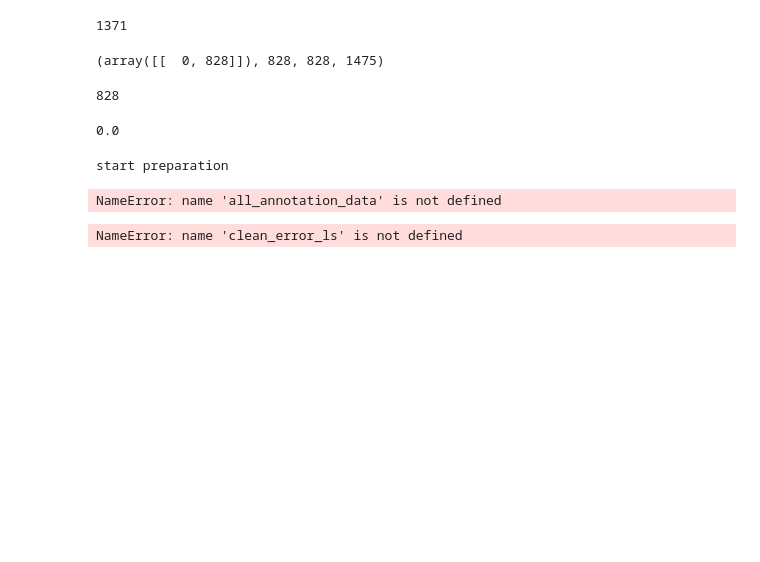
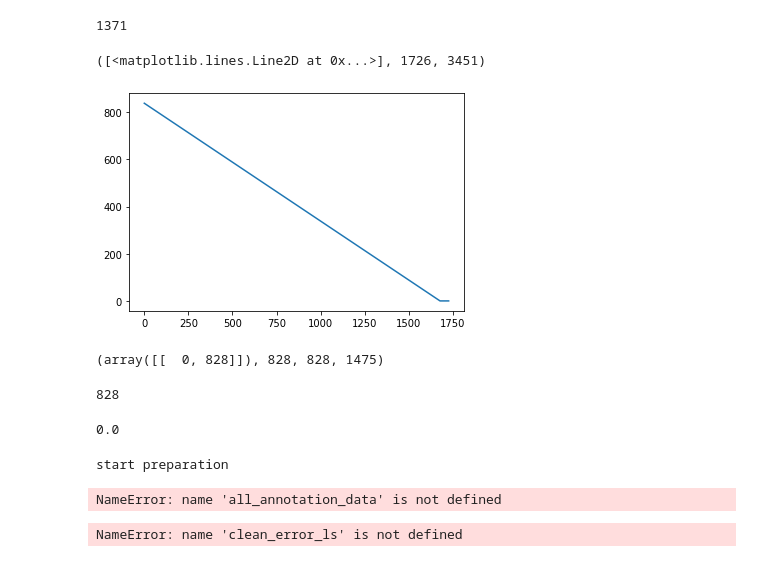
Before and after one commit to dhyang33/AdaptiveAccompaniment, a Jupyter notebook: src/04_Online.ipynb, the cells around one changed output. Saved outputs shown, nothing was run; the diff lists cells and outputs as text; code cells hidden in the pictures; blank space fills up the shorter version.

```diff
--- a/src/04_Online.ipynb
+++ b/src/04_Online.ipynb
@@ -304,13 +304,13 @@ def realTimeDTW(C, steps, weights, est_curr_frame):
     '''
     D = np.full(C.shape, np.inf)
     B = np.zeros((C.shape[0],C.shape[1],2))
-    est_curr_frame = min(est_curr_frame,D.shape[1])
+    est_curr_frame = max(min(est_curr_frame,D.shape[1]),0)
     lower_bound = max(est_curr_frame-51,0)
     upper_bound = min(est_curr_frame+100,D.shape[1])
     ### START CODE BLOCK ###
     inf = float("inf")
-    D[0,:lower_bound]=.01*np.arange(lower_bound,0,-1)
-    D[0,upper_bound:]=.01*np.arange(D.shape[1]-upper_bound)
+    D[0,:lower_bound]=.5*np.arange(lower_bound,0,-1)
+    D[0,upper_bound:]=.5*np.arange(D.shape[1]-upper_bound)
     D[0,lower_bound:upper_bound] = 0
     for i in range(1,D.shape[0]):
         for j in range(0,D.shape[1]):
@@ -971,6 +1016,11 @@ plt.plot((est_curr_frame),10,marker=".", markersize=16)
 est_curr_frame
 # %% [output]
 1371
+# %%
+plt.plot(D[0]),c,est_curr_frame
+# %% [output]
+([<matplotlib.lines.Line2D at 0x...>], 1726, 3451)
+[figure, added]
 # %%
 wp,c,est_curr_frame, D.shape[1]
 # %% [output]
```
Also changed, not shown: parts of 10 cells of this notebook.
